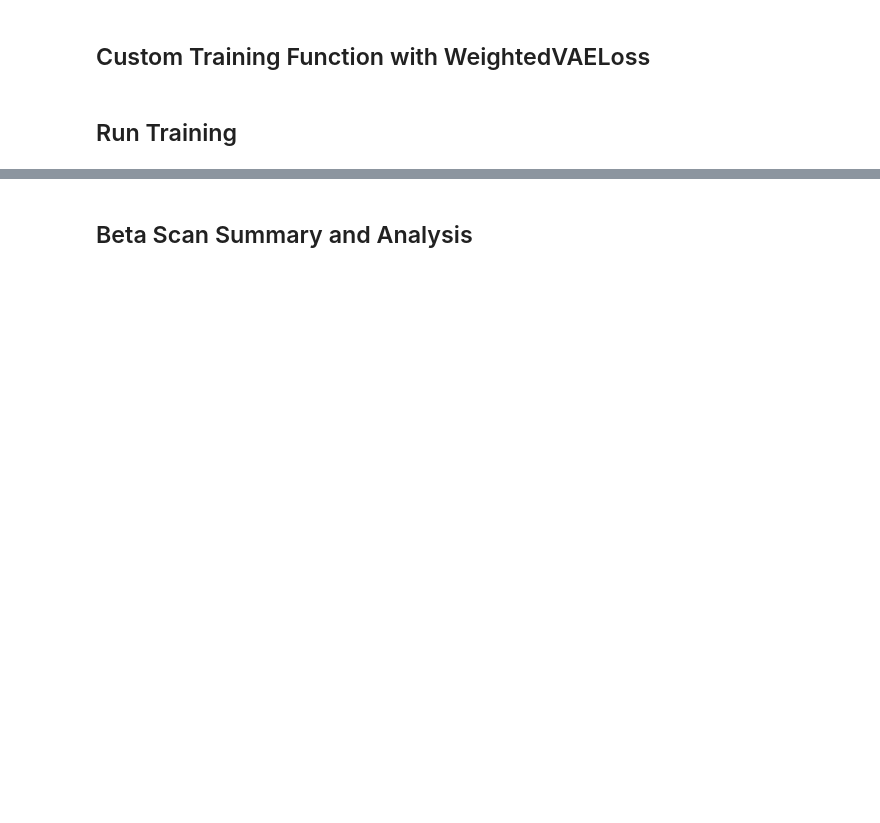
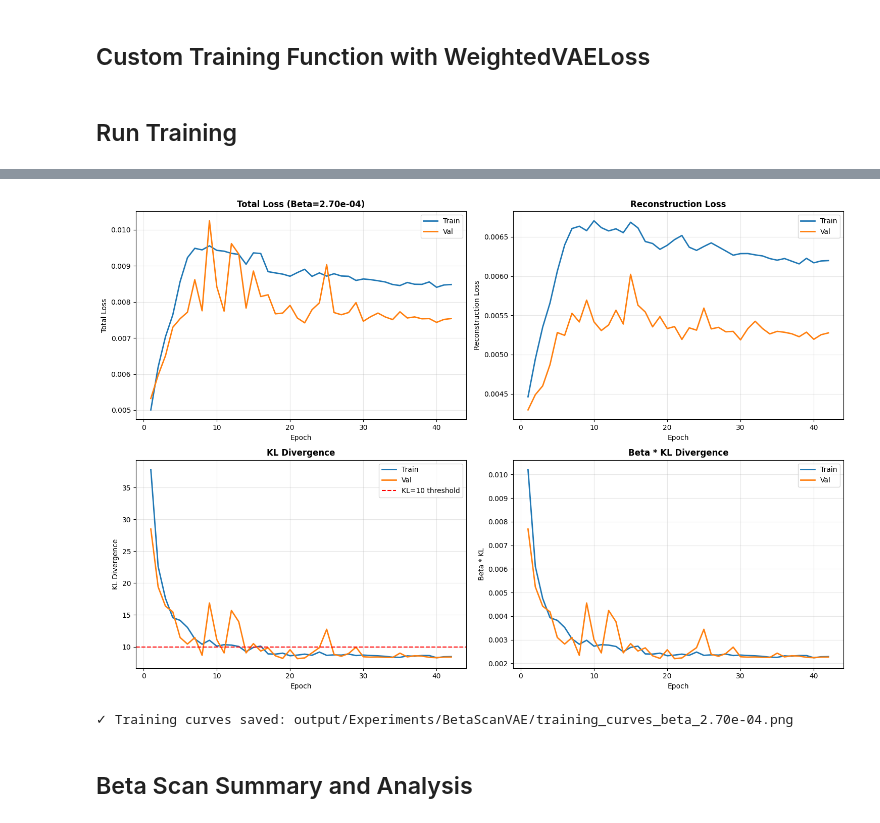
Before and after one commit to figoo210/unsupervised-parkinsons-imaging, a Jupyter notebook: 4.2_beta_scan_vae_training_v2.ipynb, the cells around one changed output, grey strips where cells are left out. Cells and saved outputs as stored; diff of their text form; code cells hidden in the pictures; blank space fills up the shorter version.

Commit message:
train and get the best vae beta value

```diff
--- a/4.2_beta_scan_vae_training_v2.ipynb
+++ b/4.2_beta_scan_vae_training_v2.ipynb
@@ -166,7 +192,7 @@ print(f"Data preparation complete. Train: {len(train_loader.dataset)}, Val: {len
 ## Beta Scan Configuration
 # %%
 # Beta scan parameters
-beta_values = [1e-5, 3e-5, 9e-5, 2.7e-4, 8.1e-4, 2.43e-3, 7.29e-3]
+beta_values = [3e-6 ,1e-5, 3e-5, 9e-5, 2.7e-4, 8.1e-4, 2.43e-3, 7.29e-3]
 current_beta_index = 0  # Change this to continue from a specific beta
 current_beta = beta_values[current_beta_index]
 
@@ -482,0 +536,2 @@ print(f"{'='*60}\n")
+# %%
+current_beta_index=2
@@ -483,3 +692,66 @@ print(f"{'='*60}\n")
+# %%
+# Plot training curves for current beta
+
+fig, axes = plt.subplots(2, 2, figsize=(15, 10))
+
+train_losses = results['train_losses']
+val_losses = results['val_losses']
+
+train_recon_losses = results['train_recon_losses']
+val_recon_losses = results['val_recon_losses']
+
+train_kl_losses = results['train_kl_losses']
+val_kl_losses = results['val_kl_losses']
+
+epochs = range(1, len(train_losses) + 1)
+
+# Total Loss
+axes[0, 0].plot(epochs, train_losses, label='Train', linewidth=2)
+axes[0, 0].plot(epochs, val_losses, label='Val', linewidth=2)
+axes[0, 0].set_xlabel('Epoch')
+axes[0, 0].set_ylabel('Total Loss')
+axes[0, 0].set_title(f'Total Loss (Beta={current_beta:.2e})', fontweight='bold')
+axes[0, 0].legend()
+axes[0, 0].grid(True, alpha=0.3)
+
+# Reconstruction Loss
+axes[0, 1].plot(epochs, train_recon_losses, label='Train', linewidth=2)
+axes[0, 1].plot(epochs, val_recon_losses, label='Val', linewidth=2)
+axes[0, 1].set_xlabel('Epoch')
+axes[0, 1].set_ylabel('Reconstruction Loss')
+axes[0, 1].set_title('Reconstruction Loss', fontweight='bold')
+axes[0, 1].legend()
+axes[0, 1].grid(True, alpha=0.3)
+
+# KL Divergence
+axes[1, 0].plot(epochs, train_kl_losses, label='Train', linewidth=2)
+axes[1, 0].plot(epochs, val_kl_losses, label='Val', linewidth=2)
+axes[1, 0].axhline(y=10, color='r', linestyle='--', label='KL=10 threshold')
+axes[1, 0].set_xlabel('Epoch')
+axes[1, 0].set_ylabel('KL Divergence')
+axes[1, 0].set_title('KL Divergence', fontweight='bold')
+axes[1, 0].legend()
+axes[1, 0].grid(True, alpha=0.3)
+
+# Beta * KL
+beta_kl_train = [current_beta * kl for kl in train_kl_losses]
+beta_kl_val = [current_beta * kl for kl in val_kl_losses]
+axes[1, 1].plot(epochs, beta_kl_train, label='Train', linewidth=2)
+axes[1, 1].plot(epochs, beta_kl_val, label='Val', linewidth=2)
+axes[1, 1].set_xlabel('Epoch')
+axes[1, 1].set_ylabel('Beta * KL')
+axes[1, 1].set_title('Beta * KL Divergence', fontweight='bold')
+axes[1, 1].legend()
+axes[1, 1].grid(True, alpha=0.3)
+
+plt.tight_layout()
+plot_path = os.path.join(output_dir, f"training_curves_beta_{current_beta:.2e}.png")
+plt.savefig(plot_path, dpi=150, bbox_inches='tight')
+plt.show()
+print(f"✓ Training curves saved: {plot_path}")
+# %% [output]
+[figure, added]
+✓ Training curves saved: output/Experiments/BetaScanVAE/training_curves_beta_2.70e-04.png
 # %% [markdown]
 ## Beta Scan Summary and Analysis
 # %%
```
Also changed, not shown: parts of 18 cells of this notebook, 1 other file.
